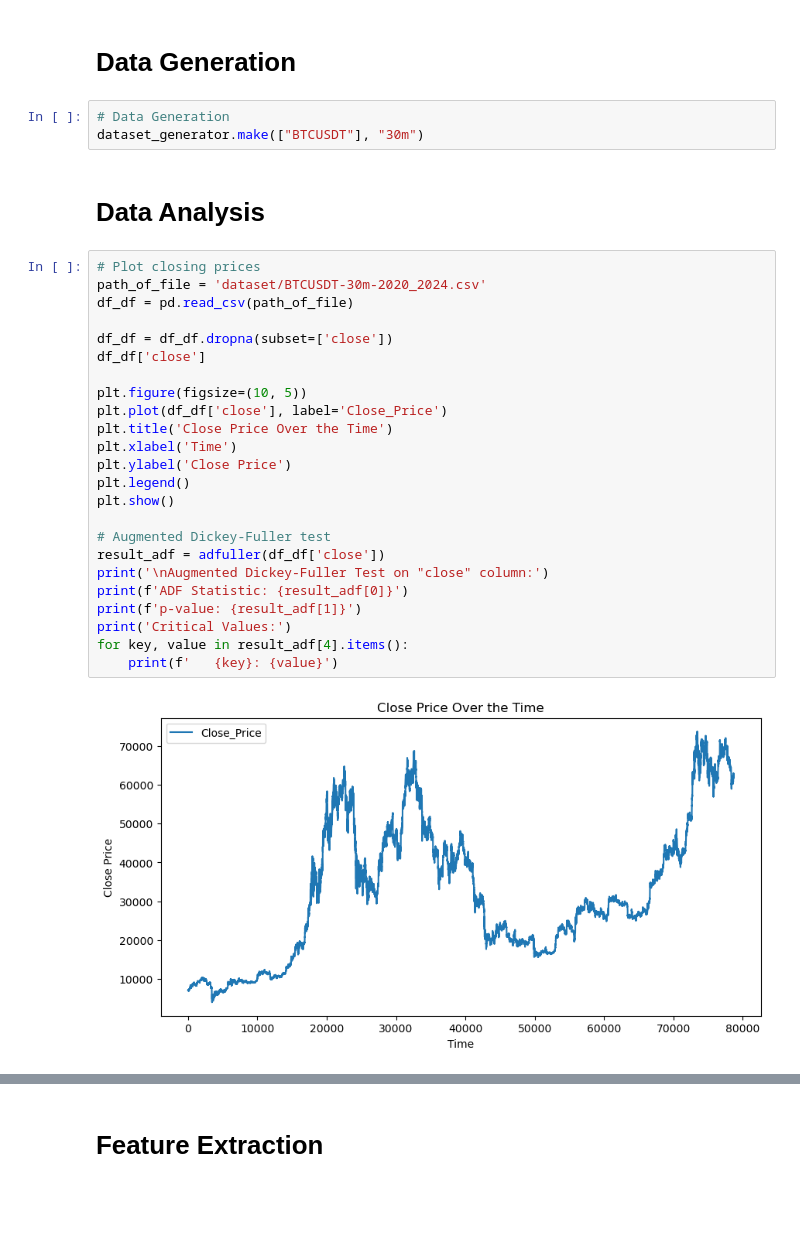
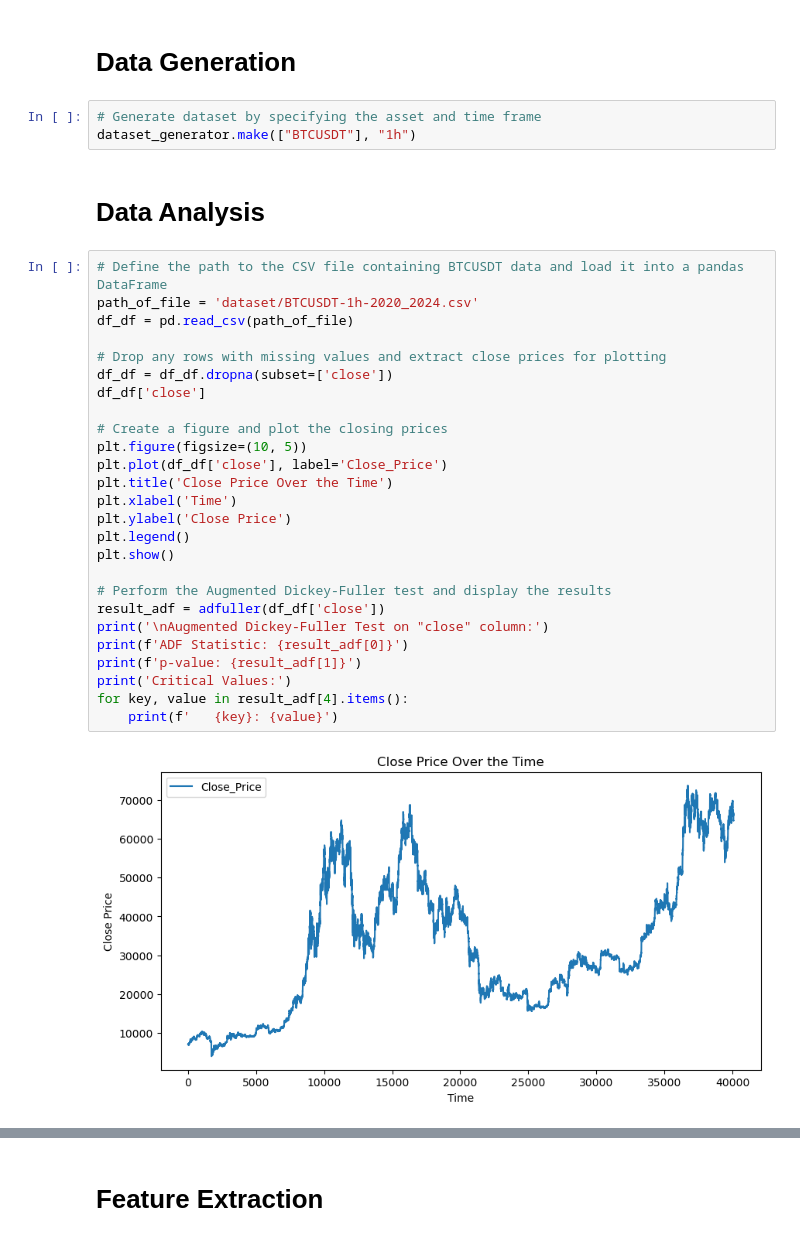
Before and after one commit to ioannisevgeniou/binary-options-research, a Jupyter notebook: main.ipynb, the cells around one changed output, grey strips where cells are left out. Cells and saved outputs as stored; diff of their text form; blank space fills up the shorter version.

```diff
--- a/main.ipynb
+++ b/main.ipynb
@@ -26,35 +29,37 @@ np.random.seed(42)
 %autoreload 2
 # %% [markdown]
 # **Data Generation**
-# %%
-# Data Generation
-dataset_generator.make(["BTCUSDT"], "30m")
+# %%
+# Generate dataset by specifying the asset and time frame
+dataset_generator.make(["BTCUSDT"], "1h")
 # %% [markdown]
 # **Data Analysis**
 # %%
-# Plot closing prices
-path_of_file = 'dataset/BTCUSDT-30m-2020_2024.csv'
+# Define the path to the CSV file containing BTCUSDT data and load it into a pandas DataFrame
+path_of_file = 'dataset/BTCUSDT-1h-2020_2024.csv'
 df_df = pd.read_csv(path_of_file)
 
+# Drop any rows with missing values and extract close prices for plotting
 df_df = df_df.dropna(subset=['close'])
 df_df['close']
 
+# Create a figure and plot the closing prices
 plt.figure(figsize=(10, 5))
 plt.plot(df_df['close'], label='Close_Price')
 plt.title('Close Price Over the Time')
 plt.xlabel('Time')
 plt.ylabel('Close Price')
 plt.legend()
 plt.show()
 
-# Augmented Dickey-Fuller test
+# Perform the Augmented Dickey-Fuller test and display the results
 result_adf = adfuller(df_df['close'])
 print('\nAugmented Dickey-Fuller Test on "close" column:')
 print(f'ADF Statistic: {result_adf[0]}')
 print(f'p-value: {result_adf[1]}')
 print('Critical Values:')
 for key, value in result_adf[4].items():
     print(f'   {key}: {value}')
 # %% [output]
-[figure, old version]
+[figure, new version]
 # %%
```
Also changed, not shown: parts of 15 cells of this notebook, 12 other files.
